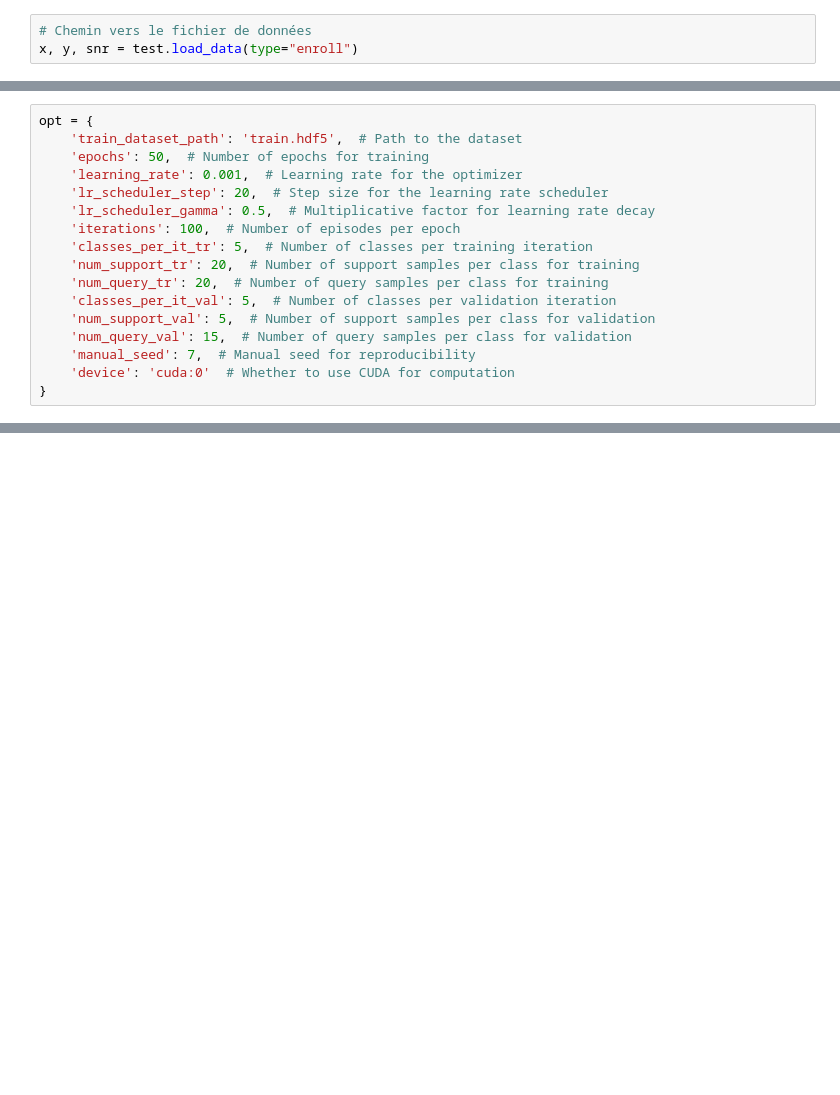
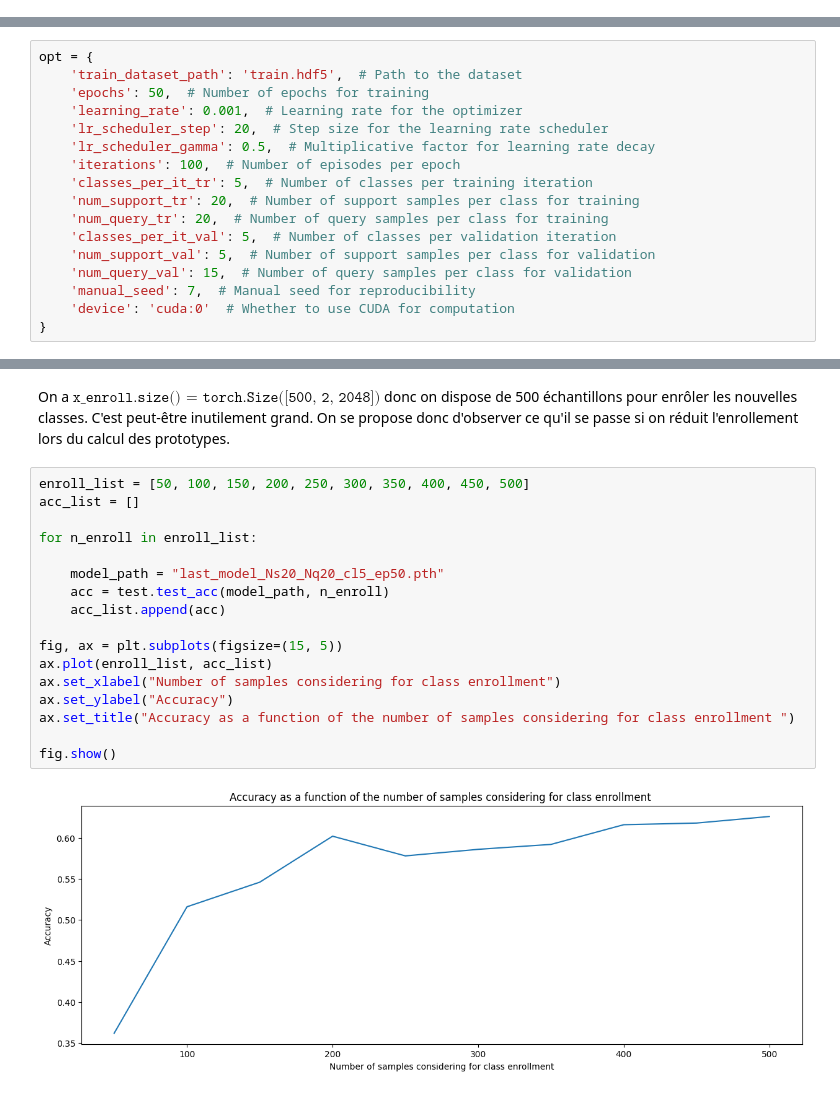
Before and after one commit to NailKhelifa/PrototypicalFewShots, a Jupyter notebook: main.ipynb, the cells around one changed output, grey strips where cells are left out. Cells and saved outputs as stored; diff of their text form; blank space fills up the shorter version.

Commit message:
accuracy as a number of class enrollment samples

```diff
--- a/main.ipynb
+++ b/main.ipynb
@@ -19,8 +30,5 @@ import test
 # %% [markdown]
 On commence par charger les données d'entraînement, que l'on va plus tard utiliser pour entraîner le modèle de few-shot learning en question.
-# %%
-# Chemin vers le fichier de données
-x, y, snr = test.load_data(type="enroll")
 # %% [markdown]
 ### Few-Shot Classification
 
@@ -93,0 +77,21 @@ Avg Train Loss: 0.5405883860588073, Avg Train Acc: 0.6740999987721443
+# %% [markdown]
+On a $\texttt{x\_enroll.size() = torch.Size([500, 2, 2048])}$ donc on dispose de 500 échantillons pour enrôler les nouvelles classes. C'est peut-être inutilement grand. On se propose donc d'observer ce qu'il se passe si on réduit l'enrollement lors du calcul des prototypes.
+# %%
+enroll_list = [50, 100, 150, 200, 250, 300, 350, 400, 450, 500]
+acc_list = []
+
+for n_enroll in enroll_list:
+
+    model_path = "last_model_Ns20_Nq20_cl5_ep50.pth"
+    acc = test.test_acc(model_path, n_enroll)
+    acc_list.append(acc)
+
+fig, ax = plt.subplots(figsize=(15, 5))
+ax.plot(enroll_list, acc_list)
+ax.set_xlabel("Number of samples considering for class enrollment")
+ax.set_ylabel("Accuracy")
+ax.set_title("Accuracy as a function of the number of samples considering for class enrollment ")
+
+fig.show()
+# %% [output]
+[figure, added]
```
Also changed, not shown: parts of 5 cells of this notebook, 1 other file.
